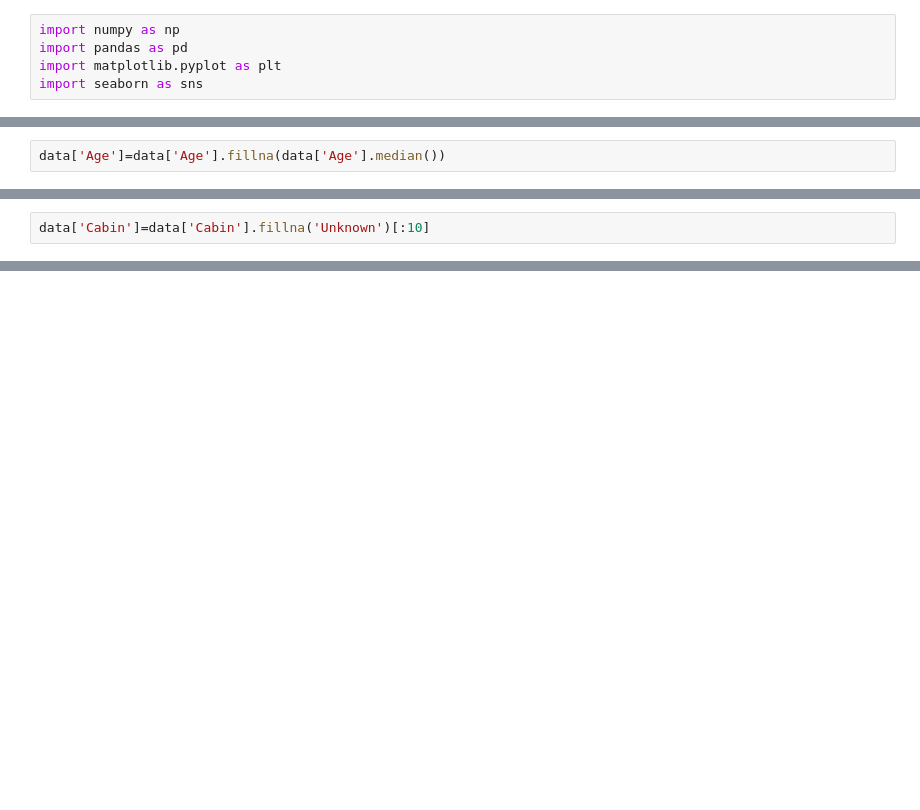
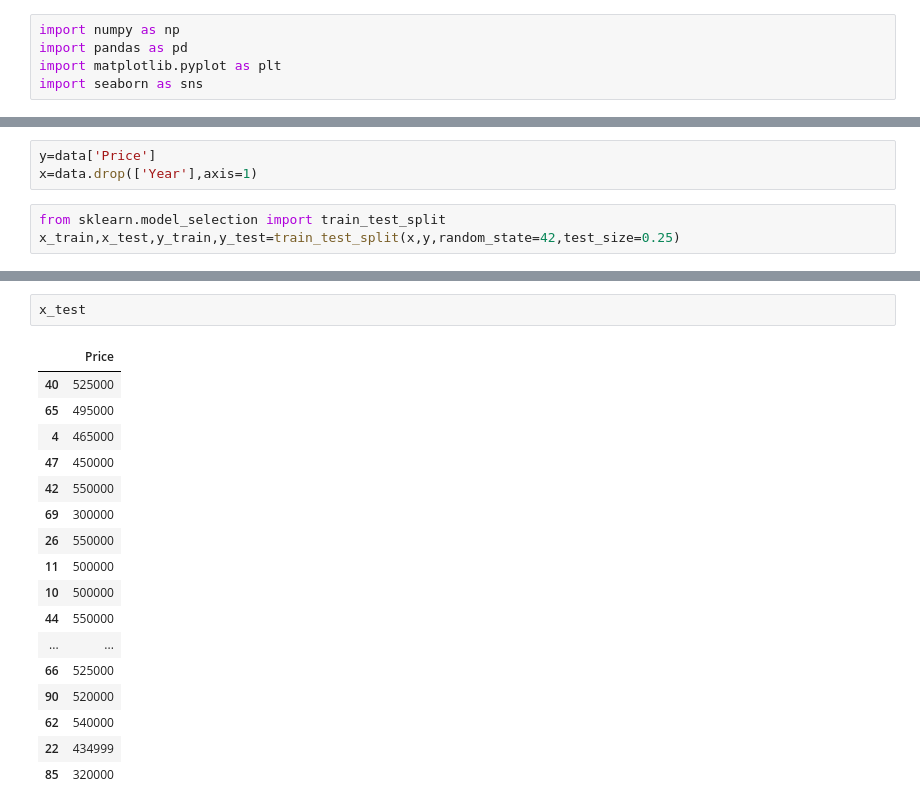
Before and after one commit to priyanka4678/Assignment_on_python_for_DSA, a Jupyter notebook: Priyanka_Kumari.ipynb, the cells around one changed output, grey strips where cells are left out. Saved outputs shown, nothing was run; the diff lists cells and outputs as text; blank space fills up the shorter version.

```diff
--- a/Priyanka_Kumari.ipynb
+++ b/Priyanka_Kumari.ipynb
@@ -80,2 +68,0 @@ Index(['Survived', 'Pclass', 'Name', 'Sex', 'Age', 'SibSp', 'Parch', 'Ticket',
-# %%
-data['Age']=data['Age'].fillna(data['Age'].median())
@@ -97,2 +68,0 @@ dtype: int64
-# %%
-data['Cabin']=data['Cabin'].fillna('Unknown')[:10]
@@ -175,0 +71,6 @@ Int64Index([  1,   2,   3,   4,   5,   6,   7,   9,  10,  12,
+# %%
+y=data['Price']
+x=data.drop(['Year'],axis=1)
+# %%
+from sklearn.model_selection import train_test_split
+x_train,x_test,y_train,y_test=train_test_split(x,y,random_state=42,test_size=0.25)
@@ -175,0 +108,20 @@ Int64Index([  1,   2,   3,   4,   5,   6,   7,   9,  10,  12,
+# %%
+x_test
+# %% [output]
+|  | Price |
+| 40 | 525000 |
+| 65 | 495000 |
+| 4 | 465000 |
+| 47 | 450000 |
+| 42 | 550000 |
+| 69 | 300000 |
+| 26 | 550000 |
+| 11 | 500000 |
+| 10 | 500000 |
+| 44 | 550000 |
+| ... | ... |
+| 66 | 525000 |
+| 90 | 520000 |
+| 62 | 540000 |
+| 22 | 434999 |
+| 85 | 320000 |
```
Also changed, not shown: parts of 45 cells of this notebook.
